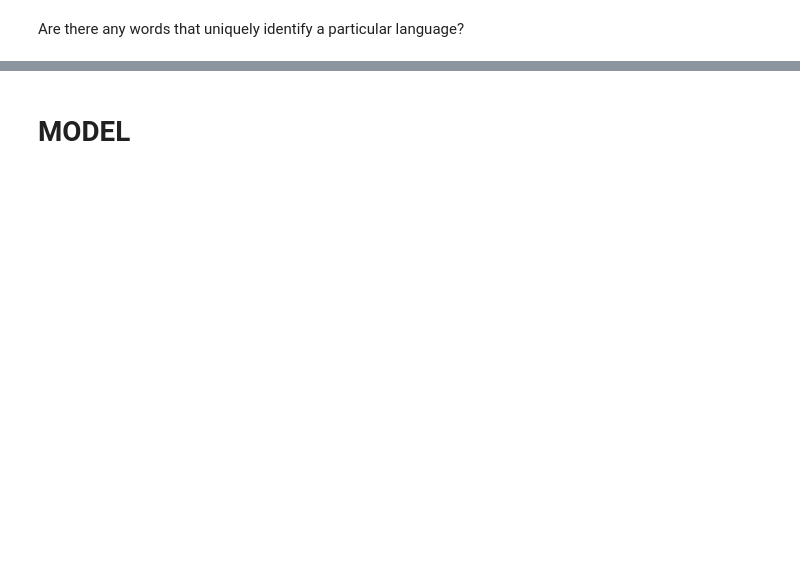
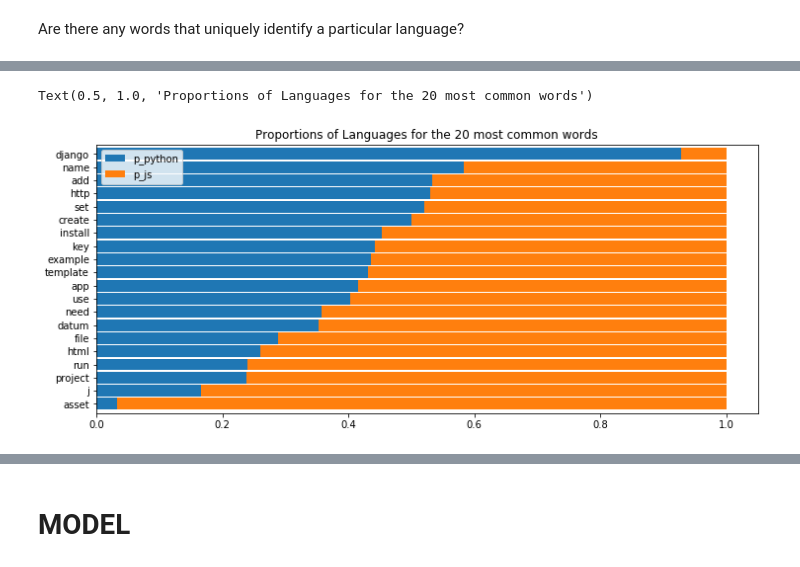
Before and after one commit to dd-jason-chad/nlp_project, a Jupyter notebook: chad-project.ipynb, the cells around one changed output, grey strips where cells are left out. Saved outputs shown, nothing was run; the diff lists cells and outputs as text; code cells hidden in the pictures; blank space fills up the shorter version.

```diff
--- a/chad-project.ipynb
+++ b/chad-project.ipynb
@@ -303,6 +312,4 @@ languages
 Based on results of the above language distribution, we have made the decision to focus our analysis efforts primarily on Python and JavaScript languages, which comprises 67% of the data.
 # %%
 df = df.loc[df['language'].isin(['Python', 'JavaScript'])]
-df = df.reset_index(inplace = True)
-# print(df.shape)
-# df.head()
+df.shape
@@ -318,8 +336,6 @@ df = df.reset_index(inplace = True)
 # %%
 python_words = clean(' '.join(df[df.language == 'Python'].text))
 js_words = clean(' '.join(df[df.language == 'JavaScript'].text))
-all_words = python_words + js_words
-
 # css_words = clean(' '.join(df[df.language == 'CSS'].text))
 # html_words = clean(' '.join(df[df.language == 'HTML'].text))
 # shell_words = clean(' '.join(df[df.language == 'Shell'].text))
@@ -328,4 +344,5 @@ all_words = python_words + js_words
 # ruby_words = clean(' '.join(df[df.language == 'Ruby'].text))
 # jupyter_words = clean(' '.join(df[df.language == 'Jupyter Notebook'].text))
 # coffee_words = clean(' '.join(df[df.language == 'CoffeeScript'].text))
+all_words = clean(' '.join(df.text))
 # %%
@@ -356,7 +368,7 @@ python_freq.head(5)
 # %%
-word_counts = (pd.concat([python_freq, js_freq, css_freq, html_freq, shell_freq, docker_freq, maker_freq, ruby_freq, jupyter_freq, coffee_freq, all_freq], axis=1, sort=True)
-                .set_axis(['python', 'js', 'css','html','shell','docker','maker','ruby','jupyter','coffee','all'], axis=1, inplace=False)
+word_counts = (pd.concat([python_freq, js_freq, all_freq], axis=1, sort=True)
+                .set_axis(['python', 'js', 'all'], axis=1, inplace=False)
                 .fillna(0)
                 .apply(lambda s: s.astype(int)))
 
-word_counts.head()
+word_counts.head(50)
@@ -371,0 +432,18 @@ pd.concat([word_counts[word_counts.js == 0].sort_values(by='python').tail(6),
+# %%
+# figure out the percentage of language distribution
+(word_counts
+ .assign(p_python=word_counts.python / word_counts['all'],
+         p_js=word_counts.js / word_counts['all']
+        )
+ .sort_values(by='all')
+ [['p_python',
+   'p_js'
+  ]]
+ .tail(20)
+ .sort_values('p_python')
+ .plot.barh(stacked=True, figsize=(12,5), width=.9))
+
+plt.title('Proportions of Languages for the 20 most common words')
+# %% [output]
+Text(0.5, 1.0, 'Proportions of Languages for the 20 most common words')
+[figure, added]
```
Also changed, not shown: parts of 48 cells of this notebook.
